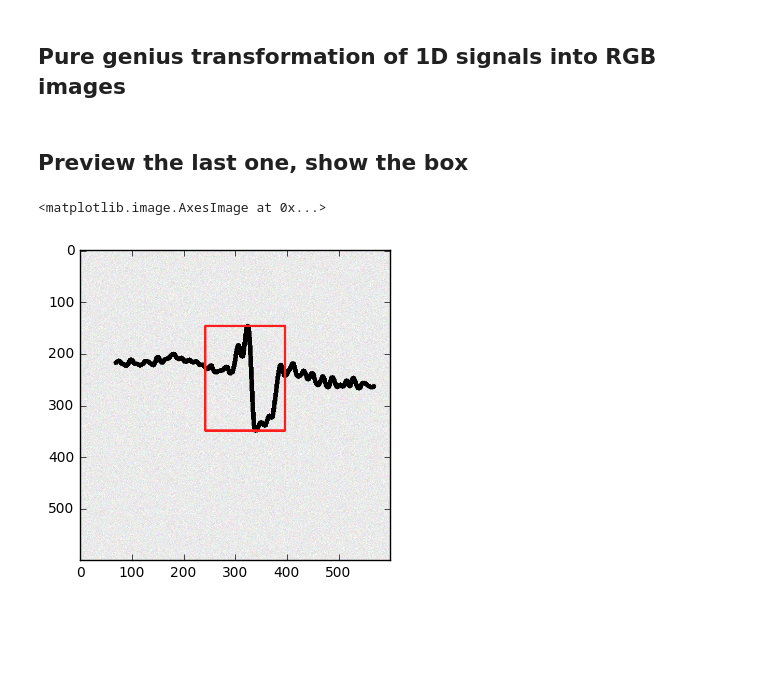
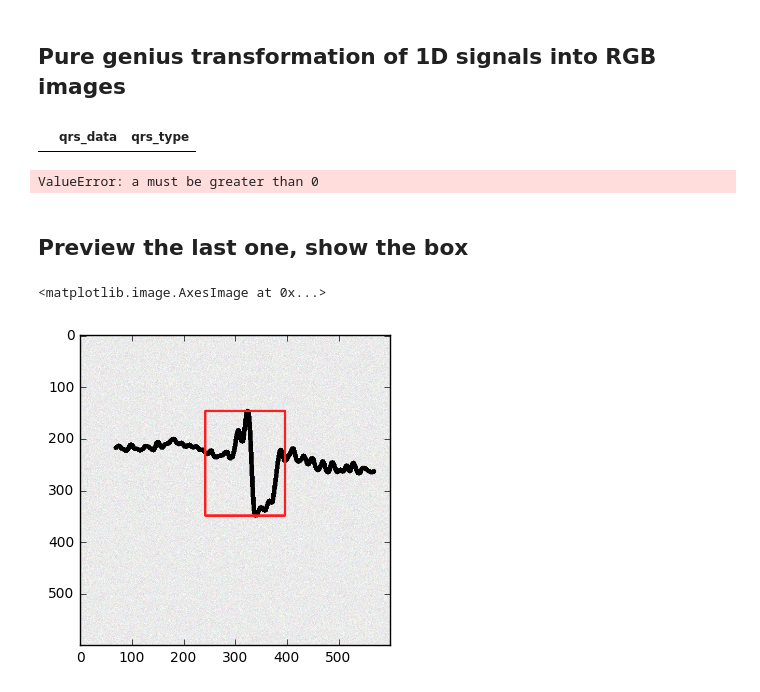
Before and after one commit to Bala93/ECG_ArrhythmiaDetection, a Jupyter notebook: main.ipynb, the cells around one changed output. Cells and saved outputs as stored; diff of their text form; code cells hidden in the pictures; blank space fills up the shorter version.

```diff
--- a/main.ipynb
+++ b/main.ipynb
@@ -107,8 +103,0 @@ Index([u'MLII_N', u'V1_N', u'V1_L', u'MLII_L', u'MLII_R', u'MLII_V', u'V1_V',
-# %%
-# Extract just one exemplary qrs
-classes = classes
-qrs_type = classes[3]
-ids = base['qrs_type'] == qrs_type
-
-# Get all of that type
-partial = base.loc[ids]
@@ -204,6 +195,10 @@ def make_annotation(img, qrs_type, box, filename, it):
     # Use this tree to save it
     tree = etree.ElementTree(root)
     tree.write(savepath)
+# %%
+partial
+# %% [output]
+|  | qrs_data | qrs_type |
 # %%
 # Prepare the dataset
 for qrs_type in tqdm(classes):
@@ -262,6 +257,8 @@ for qrs_type in tqdm(classes):
         cv2.imwrite(savepath, img)
         # Straight to drive
         make_annotation(img, qrs_type, box, filename, it)
+# %% [output]
+ValueError: a must be greater than 0
 # %% [markdown]
 ## Preview the last one, show the box
 # %%
```
Also changed, not shown: parts of 4 cells of this notebook, 2 other files.
